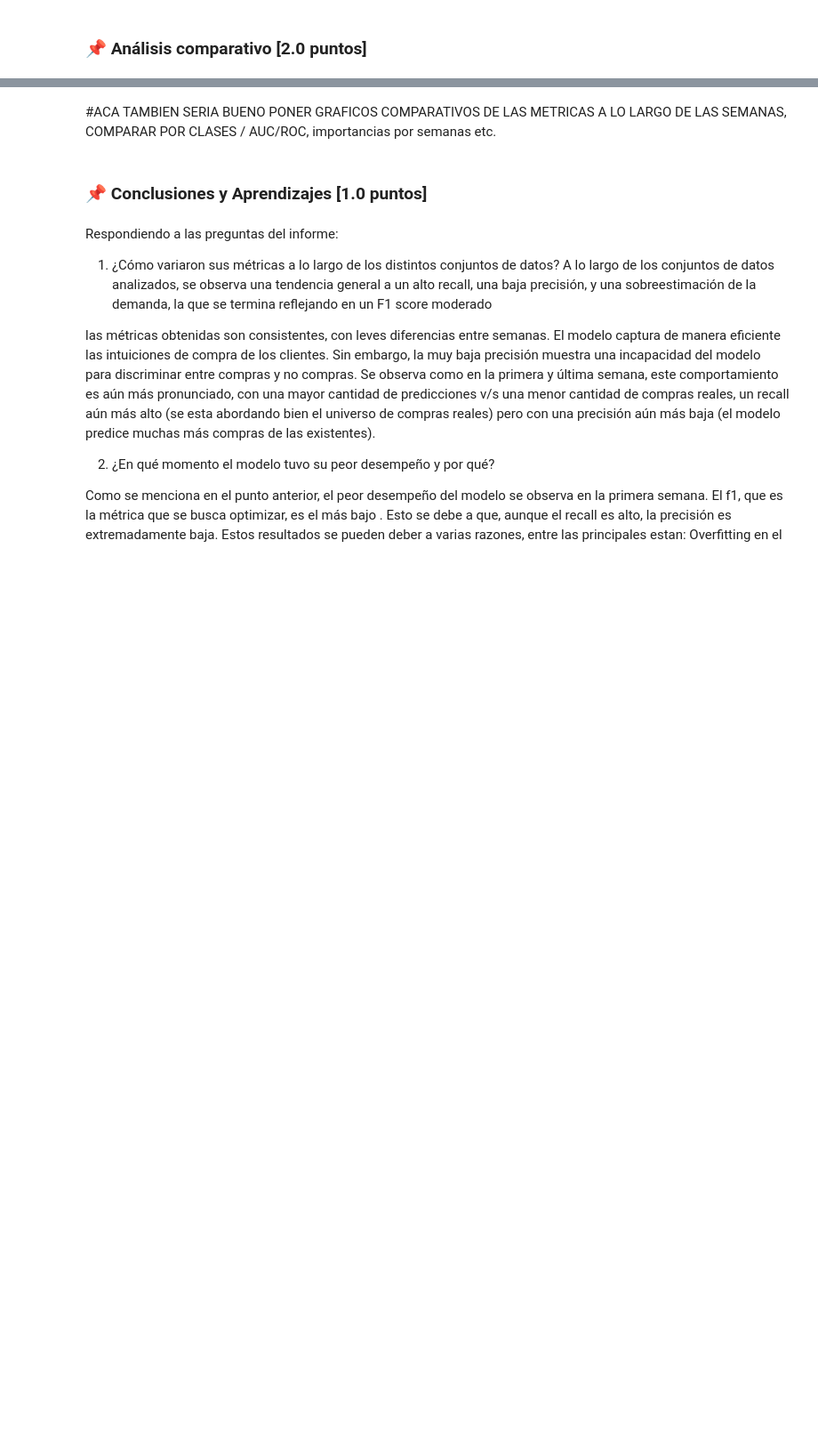
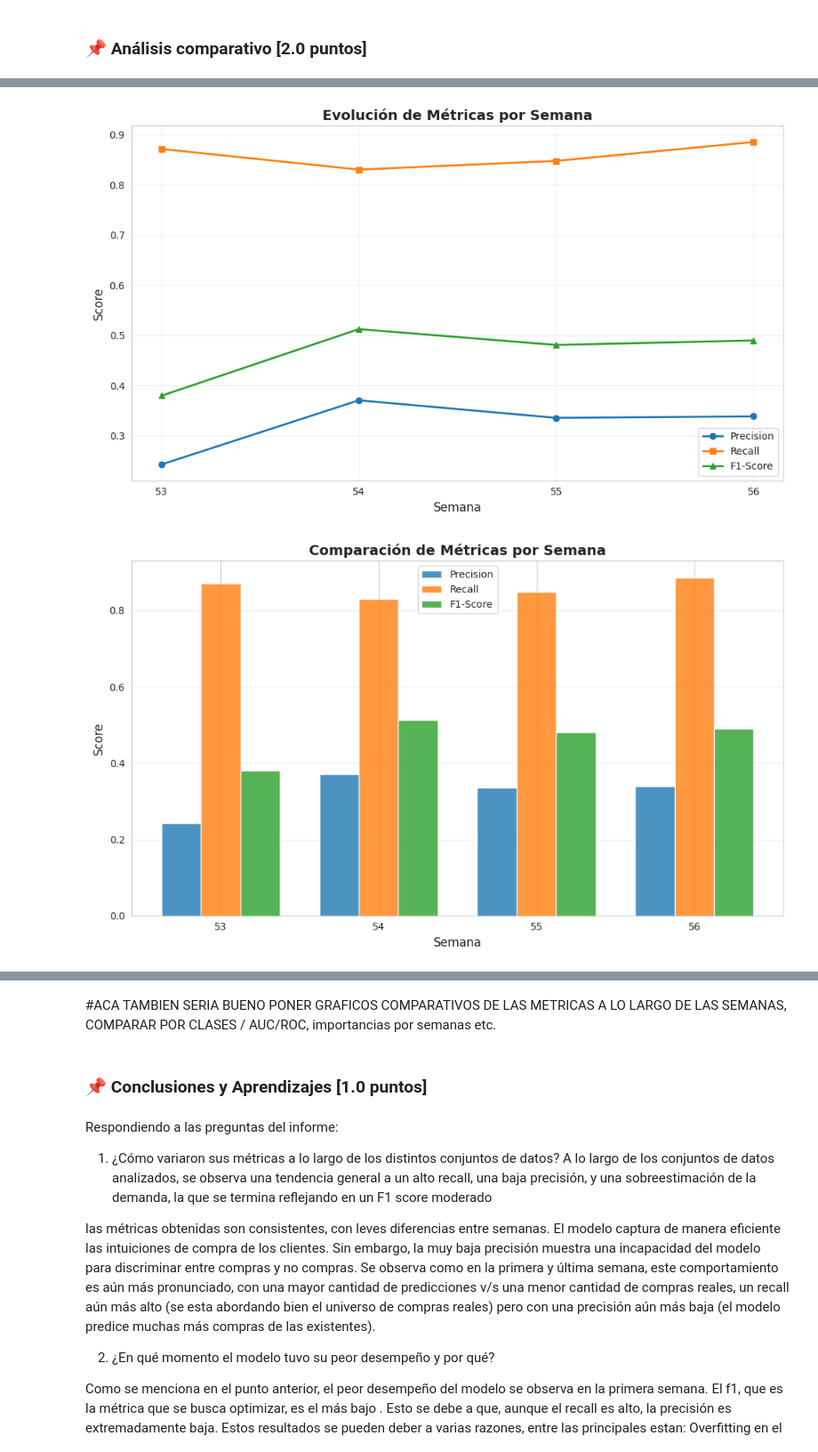
Before and after one commit to Mpalma325/Laboratorio-de-Programacion-Cientifica-para-Ciencia-de-Datos, a Jupyter notebook: Entrega3/Entrega3_MarceloPalmaIsaacTorrejon.ipynb, the cells around one changed output, grey strips where cells are left out. Shown at 89% size. Saved outputs shown, nothing was run; the diff lists cells and outputs as text; code cells hidden in the pictures; blank space fills up the shorter version.

```diff
--- a/Entrega3/Entrega3_MarceloPalmaIsaacTorrejon.ipynb
+++ b/Entrega3/Entrega3_MarceloPalmaIsaacTorrejon.ipynb
@@ -192,0 +585,66 @@ plt.close()
+# %%
+# ============================================================================
+# VISUALIZACIONES DE MÉTRICAS
+# ============================================================================
+
+# 1. Gráfico de líneas: Evolución de métricas
+fig, ax = plt.subplots(figsize=(10, 6))
+ax.plot(df['week'], df['precision'], marker='o', label='Precision', linewidth=2)
+ax.plot(df['week'], df['recall'], marker='s', label='Recall', linewidth=2)
+ax.plot(df['week'], df['f1'], marker='^', label='F1-Score', linewidth=2)
+ax.set_xlabel('Semana', fontsize=12)
+ax.set_ylabel('Score', fontsize=12)
+ax.set_title('Evolución de Métricas por Semana', fontsize=14, fontweight='bold')
+ax.legend(fontsize=10)
+ax.grid(True, alpha=0.3)
+ax.set_xticks(df['week'])
+plt.tight_layout()
+plt.show()
+
+# 2. Gráfico de barras: Comparación de métricas
+fig, ax = plt.subplots(figsize=(10, 6))
+x = range(len(df))
+width = 0.25
+ax.bar([i - width for i in x], df['precision'], width, label='Precision', alpha=0.8)
+ax.bar(x, df['recall'], width, label='Recall', alpha=0.8)
+ax.bar([i + width for i in x], df['f1'], width, label='F1-Score', alpha=0.8)
+ax.set_xlabel('Semana', fontsize=12)
+ax.set_ylabel('Score', fontsize=12)
+ax.set_title('Comparación de Métricas por Semana', fontsize=14, fontweight='bold')
+ax.set_xticks(x)
+ax.set_xticklabels(df['week'])
+ax.legend(fontsize=10)
+ax.grid(True, axis='y', alpha=0.3)
+plt.tight_layout()
+plt.show()
+
+# 3. Heatmap de TP, FP, FN
+fig, ax = plt.subplots(figsize=(10, 5))
+confusion_data = df[['week', 'tp', 'fp', 'fn']].set_index('week').T
+sns.heatmap(confusion_data, annot=True, fmt='d', cmap='YlOrRd', cbar_kws={'label': 'Cantidad'})
+ax.set_xlabel('Semana', fontsize=12)
+ax.set_ylabel('Tipo', fontsize=12)
+ax.set_title('Matriz de Confusión por Semana', fontsize=14, fontweight='bold')
+plt.tight_layout()
+plt.show()
+
+# 4. Gráfico de barras horizontales: Promedios
+metrics_avg = {
+    'F1-Score': df['f1'].mean(),
+    'Precision': df['precision'].mean(),
+    'Recall': df['recall'].mean()
+}
+fig, ax = plt.subplots(figsize=(8, 5))
+colors = ['#ff7f0e', '#2ca02c', '#1f77b4']
+bars = ax.barh(list(metrics_avg.keys()), list(metrics_avg.values()), color=colors, alpha=0.8)
+ax.set_xlabel('Score Promedio', fontsize=12)
+ax.set_title('Métricas Promedio Across All Weeks', fontsize=14, fontweight='bold')
+ax.set_xlim(0, 1)
+for i, (bar, val) in enumerate(zip(bars, metrics_avg.values())):
+    ax.text(val + 0.02, i, f'{val:.3f}', va='center', fontsize=11, fontweight='bold')
+ax.grid(True, axis='x', alpha=0.3)
+plt.tight_layout()
+plt.show()
+# %% [output]
+[figure, added]
+[figure, added]
```
Also changed, not shown: parts of 13 cells of this notebook.
